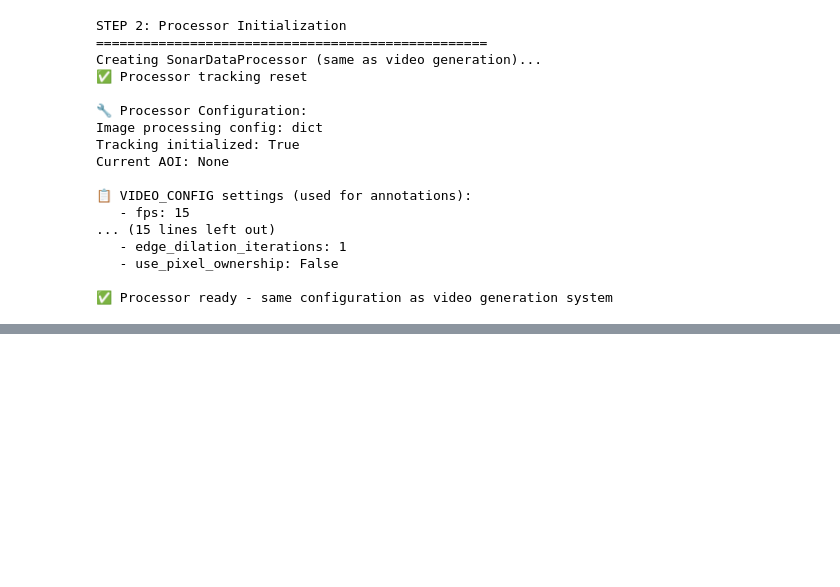
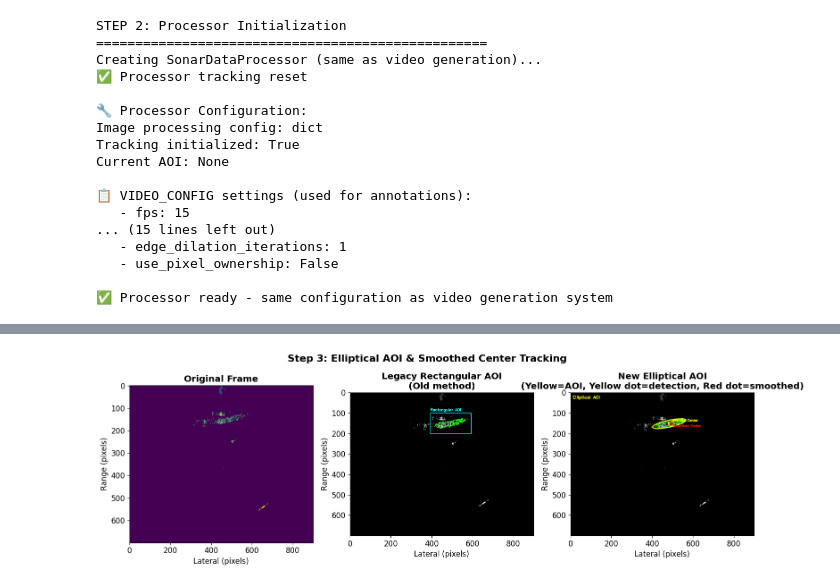
Before and after one commit to eirivarn/SonarLocalizationProject, a Jupyter notebook: 07_pipeline_visualization.ipynb, the cells around one changed output, grey strips where cells are left out. Drawn from its saved outputs; the diff is of its cells as text; code cells hidden in the pictures; blank space fills up the shorter version.

```diff
--- a/07_pipeline_visualization.ipynb
+++ b/07_pipeline_visualization.ipynb
@@ -1124,0 +312,81 @@ Video saved to: demo_video.mp4
+# %%
+# Step 3: Elliptical AOI and Tracking
+print("Creating Figure 3: Elliptical AOI and Tracking")
+
+# Run analyze_frame to get the elliptical AOI
+result = processor.analyze_frame(frame_u8, extent if data_available else None)
+
+# Create elliptical AOI visualization
+fig, axes = plt.subplots(1, 3, figsize=(15, 5))
+fig.suptitle('Step 3: Elliptical AOI & Smoothed Center Tracking', fontsize=16, fontweight='bold')
+
+# Show original frame
+axes[0].imshow(frame_u8, cmap='viridis', aspect='auto')
+axes[0].set_title('Original Frame', fontweight='bold')
+axes[0].set_xlabel('Lateral (pixels)')
+axes[0].set_ylabel('Range (pixels)')
+
+# Show detection with rectangular AOI (legacy comparison)
+vis_rect = cv2.cvtColor(frame_u8, cv2.COLOR_GRAY2BGR)
+if best_contour is not None:
+    cv2.drawContours(vis_rect, [best_contour], -1, (0, 255, 0), 2)
+    if features:
+        x, y, w, h = features['rect']
+        expansion = 25
+        cv2.rectangle(vis_rect, (x-expansion, y-expansion),
+                     (x+w+expansion, y+h+expansion), (255, 255, 0), 2)
+        cv2.putText(vis_rect, 'Rectangular AOI', (x-expansion, y-expansion-10),
+                   cv2.FONT_HERSHEY_SIMPLEX, 0.6, (255, 255, 0), 2)
+
+axes[1].imshow(cv2.cvtColor(vis_rect, cv2.COLOR_BGR2RGB))
+axes[1].set_title('Legacy Rectangular AOI\n(Old method)', fontweight='bold')
+axes[1].set_xlabel('Lateral (pixels)')
+axes[1].set_ylabel('Range (pixels)')
+
+# Show detection with elliptical AOI
+vis_ellipse = cv2.cvtColor(frame_u8, cv2.COLOR_GRAY2BGR)
+if result.detection_success and result.best_contour is not None:
+    cv2.drawContours(vis_ellipse, [result.best_contour], -1, (0, 255, 0), 2)
+
+# Draw elliptical AOI if available
+if processor.current_aoi is not None and isinstance(processor.current_aoi, dict):
+    aoi_type = processor.current_aoi.get('type', 'rectangular')
+
+    if aoi_type == 'elliptical':
+        # Draw elliptical AOI mask outline
+        aoi_mask = processor.current_aoi['mask']
+        aoi_contours, _ = cv2.findContours(aoi_mask, cv2.RETR_EXTERNAL, cv2.CHAIN_APPROX_SIMPLE)
+        if aoi_contours:
+            cv2.drawContours(vis_ellipse, aoi_contours, -1, (0, 255, 255), 3)
+
+        # Draw ellipse center (current detection) - yellow dot
+        ellipse_center = processor.current_aoi['center']
+        cv2.circle(vis_ellipse, (int(ellipse_center[0]), int(ellipse_center[1])),
+                  6, (0, 255, 255), -1)
+        cv2.putText(vis_ellipse, 'Detection Center',
+                   (int(ellipse_center[0]) + 10, int(ellipse_center[1]) - 10),
+                   cv2.FONT_HERSHEY_SIMPLEX, 0.5, (0, 255, 255), 2)
+
+        # Draw smoothed center (tracking center) - red dot
+        if 'smoothed_center' in processor.current_aoi and processor.current_aoi['smoothed_center']:
+            smoothed = processor.current_aoi['smoothed_center']
+            cv2.circle(vis_ellipse, (int(smoothed[0]), int(smoothed[1])),
+                      8, (0, 0, 255), -1)
+            cv2.putText(vis_ellipse, 'Smoothed Center',
+                       (int(smoothed[0]) + 10, int(smoothed[1]) + 15),
+                       cv2.FONT_HERSHEY_SIMPLEX, 0.5, (0, 0, 255), 2)
+
+        cv2.putText(vis_ellipse, 'Elliptical AOI', (10, 30),
+                   cv2.FONT_HERSHEY_SIMPLEX, 0.7, (0, 255, 255), 2)
+
+axes[2].imshow(cv2.cvtColor(vis_ellipse, cv2.COLOR_BGR2RGB))
+axes[2].set_title('New Elliptical AOI\n(Yellow=AOI, Yellow dot=detection, Red dot=smoothed)', fontweight='bold')
+axes[2].set_xlabel('Lateral (pixels)')
+axes[2].set_ylabel('Range (pixels)')
+
+plt.tight_layout()
+plt.savefig('/tmp/solaqua_step3_elliptical_aoi.png', dpi=300, bbox_inches='tight')
+plt.show()
+
+print("✅ Figure 3 saved: /tmp/solaqua_step3_elliptical_aoi.png")
+# %% [output]
@@ -1124,0 +394 @@ Video saved to: demo_video.mp4
+[figure, added]
```
Also changed, not shown: parts of 18 cells of this notebook, 3 other files.
